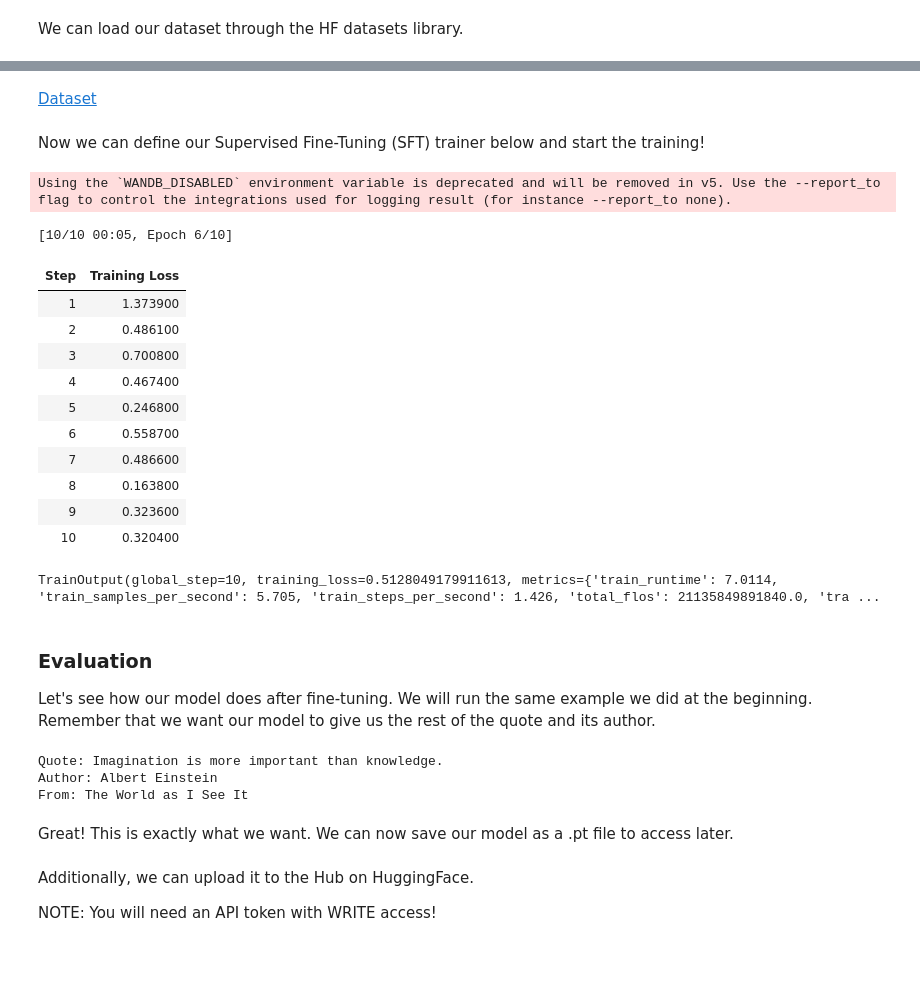
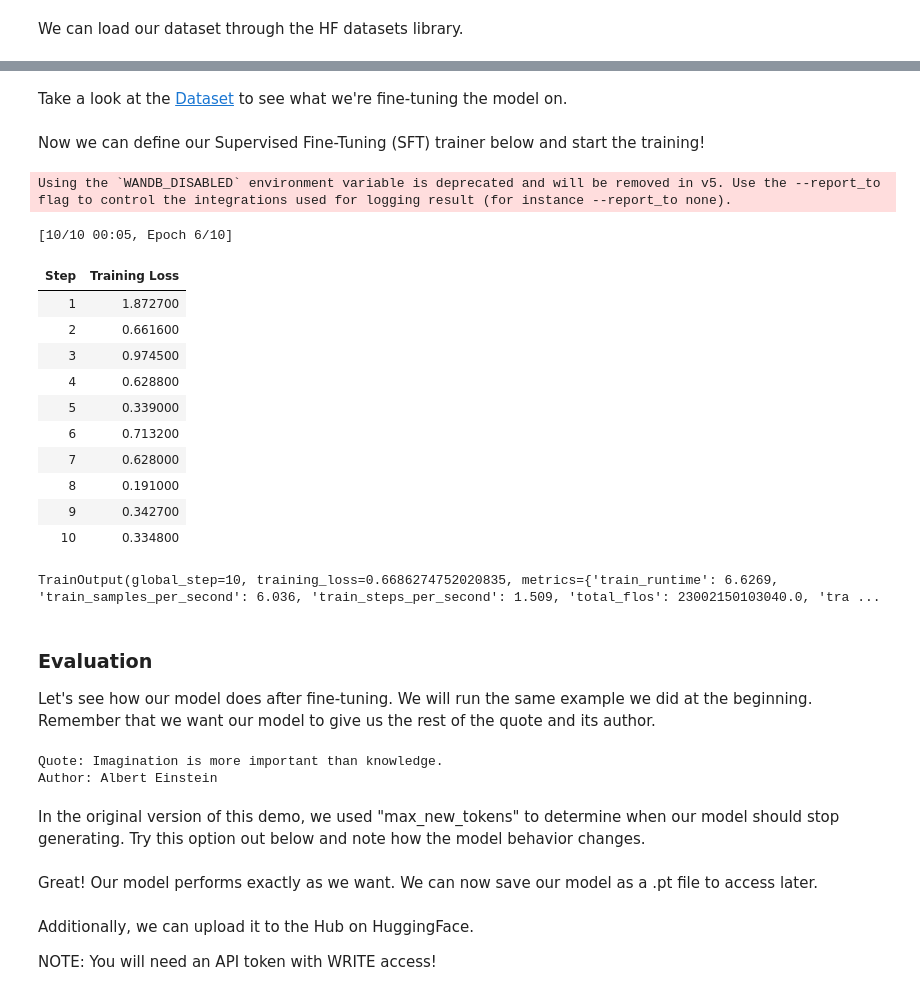
Before and after one commit to vanderbilt-data-science/PEFT, a Jupyter notebook: peft_gemma.ipynb, the cells around one changed output, grey strips where cells are left out. Cells and saved outputs as stored; diff of their text form; code cells hidden in the pictures; blank space fills up the shorter version.

Commit message:
fixes model generation problem: use <eos> token as a stopping criteria

```diff
--- a/peft_gemma.ipynb
+++ b/peft_gemma.ipynb
@@ -142,48 +137,48 @@ data = data.map(lambda samples: tokenizer(samples["quote"]), batched=True)
 # %% [markdown]
-[Dataset](https://huggingface.co/datasets/Abirate/english_quotes)
+Take a look at the [Dataset](https://huggingface.co/datasets/Abirate/english_quotes) to see what we're fine-tuning the model on.
 # %% [markdown]
 Now we can define our Supervised Fine-Tuning (SFT) trainer below and start the training!
 # %%
 import transformers
 from trl import SFTTrainer
 
 def formatting_func(example):
-    text = f"Quote: {example['quote'][0]}\nAuthor: {example['author'][0]}"
+    text = f"Quote: {example['quote'][0]}\nAuthor: {example['author'][0]} <eos>"
     return [text]
 
 trainer = SFTTrainer(
     model=model,
     train_dataset=data["train"],
     args=transformers.TrainingArguments(
         per_device_train_batch_size=1,
         gradient_accumulation_steps=4,
         warmup_steps=2,
         max_steps=10,
         learning_rate=2e-4,
         fp16=True,
         logging_steps=1,
         output_dir="outputs",
         optim="paged_adamw_8bit"
     ),
     peft_config=lora_config,
     formatting_func=formatting_func,
 )
 trainer.train()
 # %% [output]
 Using the `WANDB_DISABLED` environment variable is deprecated and will be removed in v5. Use the --report_to flag to control the integrations used for logging result (for instance --report_to none).
 [10/10 00:05, Epoch 6/10]
 | Step | Training Loss |
-| 1 | 1.373900 |
-| 2 | 0.486100 |
-| 3 | 0.700800 |
-| 4 | 0.467400 |
-| 5 | 0.246800 |
-| 6 | 0.558700 |
-| 7 | 0.486600 |
-| 8 | 0.163800 |
-| 9 | 0.323600 |
-| 10 | 0.320400 |
+| 1 | 1.872700 |
+| 2 | 0.661600 |
+| 3 | 0.974500 |
+| 4 | 0.628800 |
+| 5 | 0.339000 |
+| 6 | 0.713200 |
+| 7 | 0.628000 |
+| 8 | 0.191000 |
+| 9 | 0.342700 |
+| 10 | 0.334800 |
-TrainOutput(global_step=10, training_loss=0.5128049179911613, metrics={'train_runtime': 7.0114, 'train_samples_per_second': 5.705, 'train_steps_per_second': 1.426, 'total_flos': 21135849891840.0, 'tra ...
+TrainOutput(global_step=10, training_loss=0.6686274752020835, metrics={'train_runtime': 6.6269, 'train_samples_per_second': 6.036, 'train_steps_per_second': 1.509, 'total_flos': 23002150103040.0, 'tra ...
 # %% [markdown]
 ### Evaluation
 
@@ -193,9 +188,11 @@ text = "Quote: Imagination is"
 device = "cuda:0"
 inputs = tokenizer(text, return_tensors="pt").to(device)
 
-outputs = model.generate(**inputs, max_new_tokens=20)
+# stopping criteria: eos token
+outputs = model.generate(**inputs, eos_token_id=tokenizer.eos_token_id)
 print(tokenizer.decode(outputs[0], skip_special_tokens=True))
 # %% [output]
 Quote: Imagination is more important than knowledge.
 Author: Albert Einstein
-From: The World as I See It
+# %% [markdown]
+In the original version of this demo, we used "max_new_tokens" to determine when our model should stop generating. Try this option out below and note how the model behavior changes.
@@ -202,5 +206,5 @@ From: The World as I See It
 # %% [markdown]
-Great! This is exactly what we want. We can now save our model as a .pt file to access later.
+Great! Our model performs exactly as we want. We can now save our model as a .pt file to access later.
 # %%
 torch.save(model.state_dict(), "gemma-7b-peft-quotes.pt")
 # %% [markdown]
```
Also changed, not shown: parts of 4 cells of this notebook.
